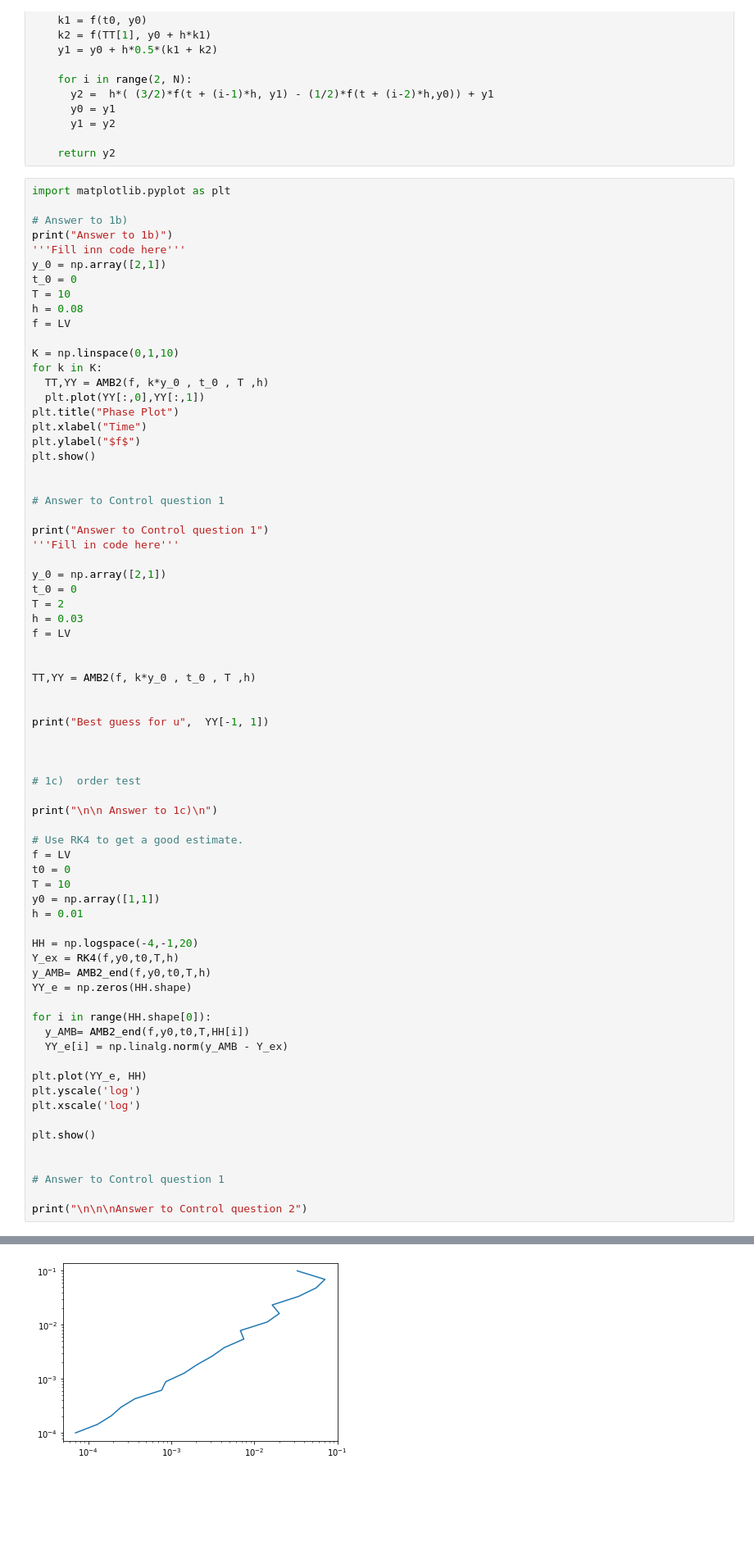
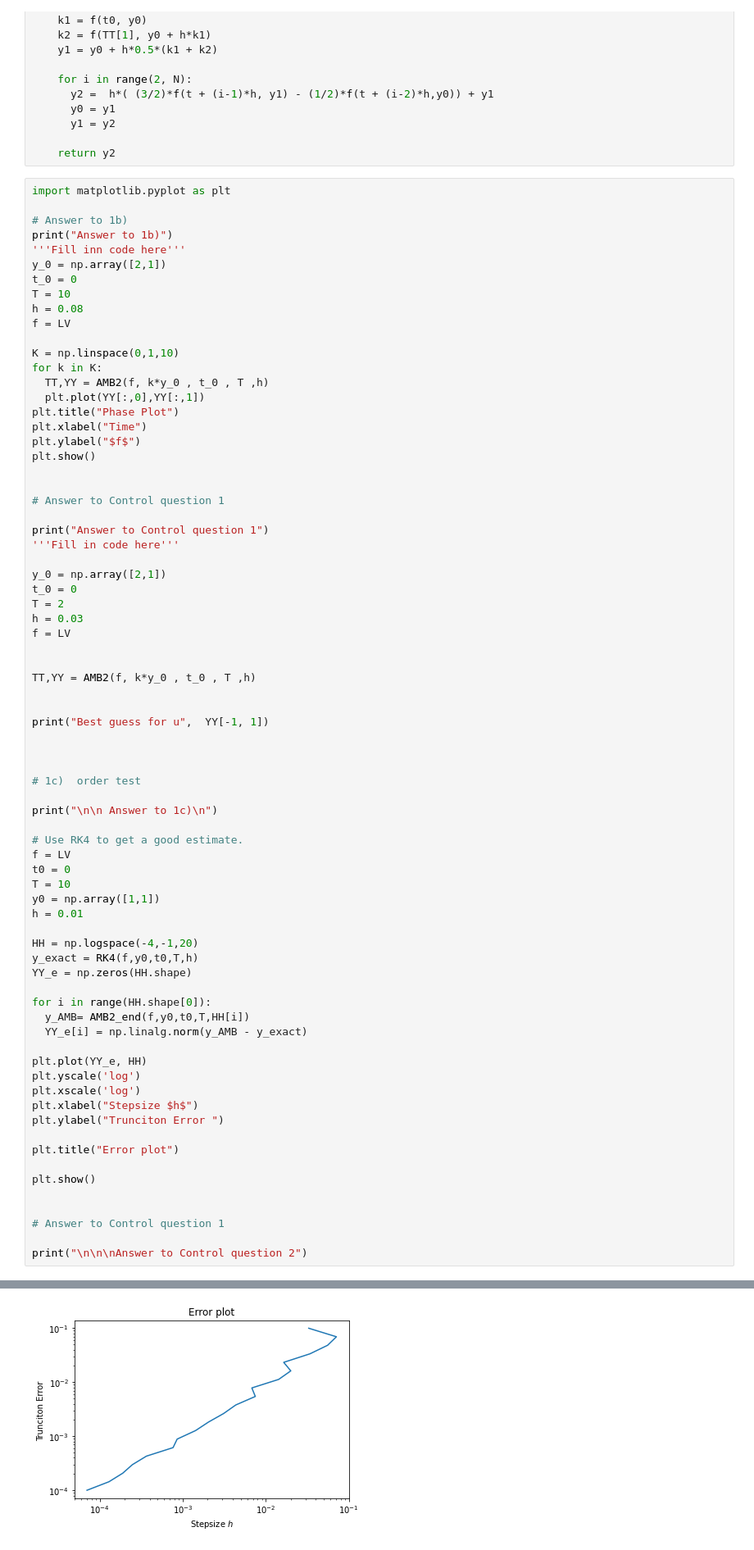
Before and after one commit to isakhammer/research, a Jupyter notebook: mathematics/numerical-analysis/numerical-math-tma4215/exercises/assignment-3.ipynb, the cells around one changed output, grey strips where cells are left out. Shown: that part at 82% size. Drawn from its saved outputs; the diff is of its cells as text; blank space fills up the shorter version.

```diff
--- a/mathematics/numerical-analysis/numerical-math-tma4215/exercises/assignment-3.ipynb
+++ b/mathematics/numerical-analysis/numerical-math-tma4215/exercises/assignment-3.ipynb
@@ -199,17 +199,20 @@ y0 = np.array([1,1])
 h = 0.01
 
 HH = np.logspace(-4,-1,20)
-Y_ex = RK4(f,y0,t0,T,h)
-y_AMB= AMB2_end(f,y0,t0,T,h)
+y_exact = RK4(f,y0,t0,T,h)
 YY_e = np.zeros(HH.shape)
 
 for i in range(HH.shape[0]):
   y_AMB= AMB2_end(f,y0,t0,T,HH[i])
-  YY_e[i] = np.linalg.norm(y_AMB - Y_ex)
+  YY_e[i] = np.linalg.norm(y_AMB - y_exact)
 
 plt.plot(YY_e, HH)
 plt.yscale('log')
 plt.xscale('log')
+plt.xlabel("Stepsize $h$")
+plt.ylabel("Trunciton Error ")
+
+plt.title("Error plot")
 
 plt.show()
 
@@ -225,7 +228,7 @@ Best guess for u 1.4641636099925583
 
 
  Answer to 1c)
-[figure, old version]
+[figure, new version]
 Answer to Control question 2
 # %% [markdown]
 **Problem 2.** Determine which (if any) of the following linear multistep methods are convergent. If convergent, determine also the order of the method. Include your argument and some calculations as you see fit.
```
Also changed, not shown: parts of 1 cell of this notebook.
